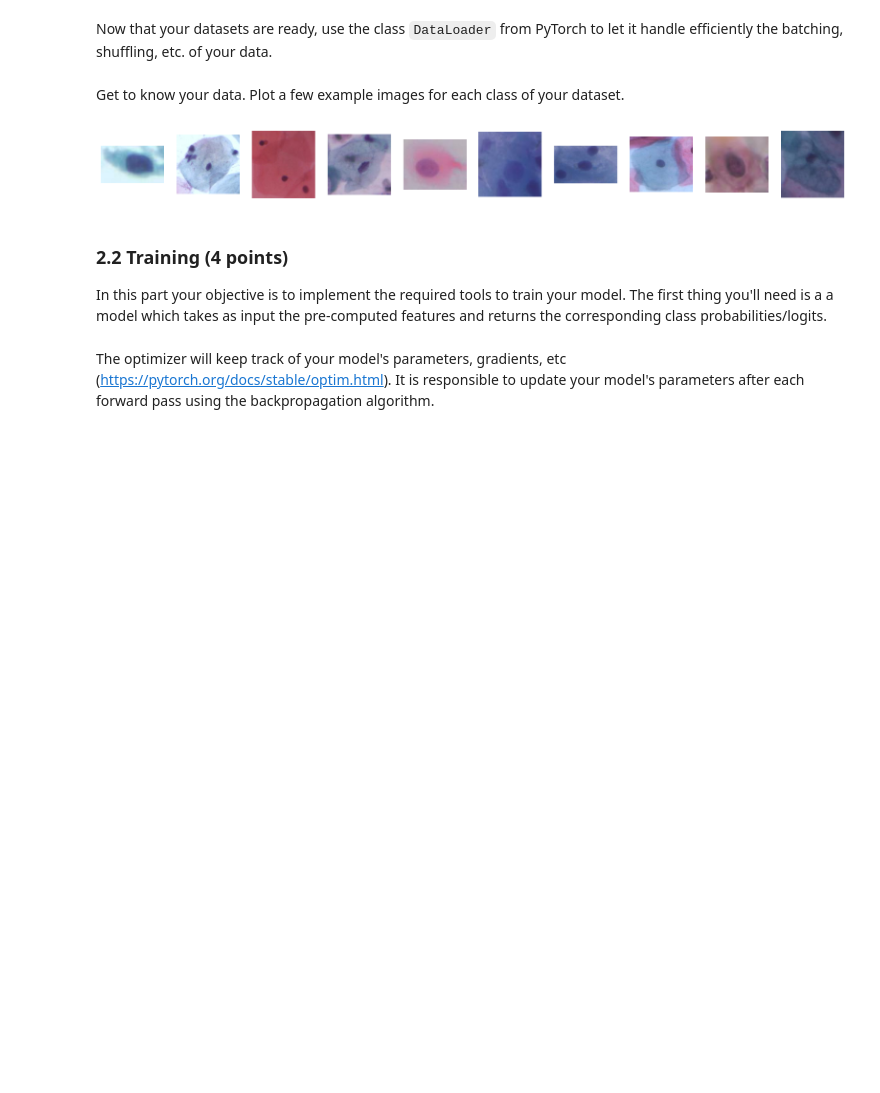
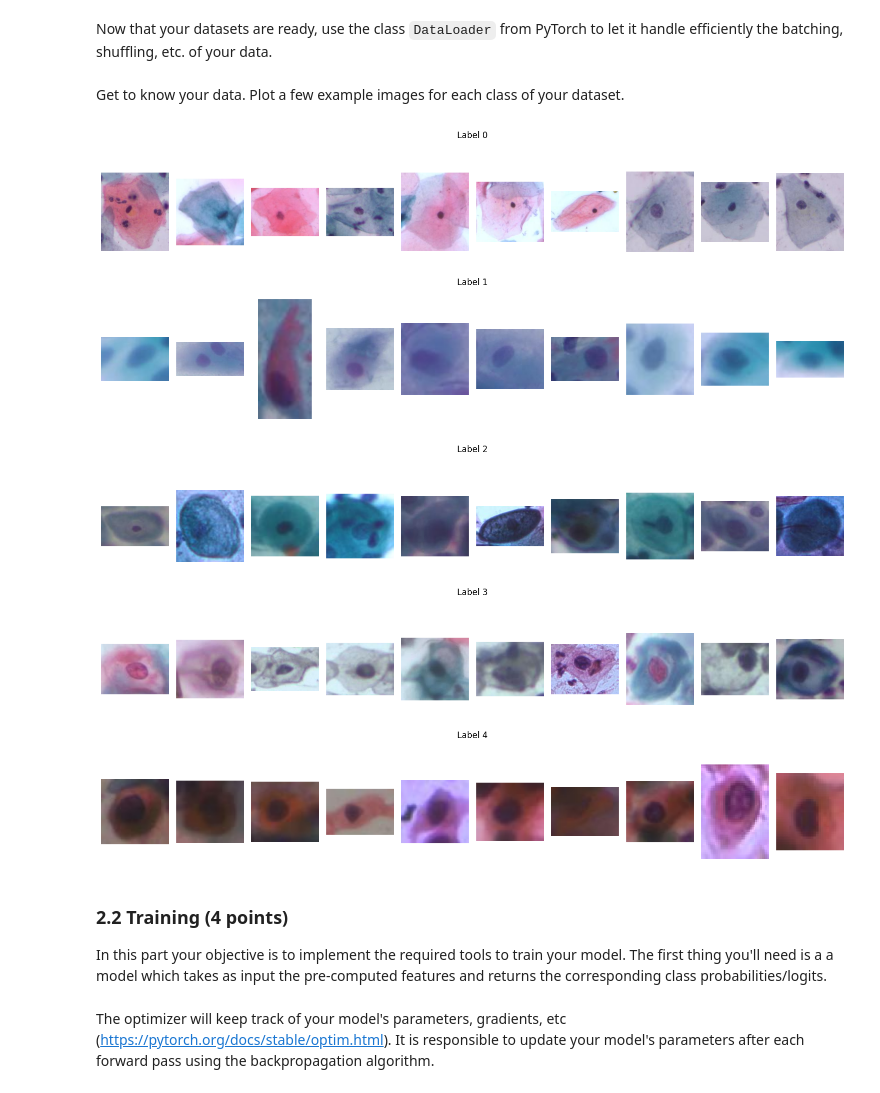
Before and after one commit to Jennifer2001-lab/iapr, a Jupyter notebook: labs/lab_03_val.ipynb, the cells around one changed output. Saved outputs shown, nothing was run; the diff lists cells and outputs as text; code cells hidden in the pictures; blank space fills up the shorter version.

```diff
--- a/labs/lab_03_val.ipynb
+++ b/labs/lab_03_val.ipynb
@@ -462,9 +468,7 @@ class Sipakmed(Dataset):
         paths = np.concatenate(paths)
         return features, labels, paths
 
-    def __len__(
-        self,
-    ):
+    def __len__(self):
         """
         Returns the number of samples in the dataset.
         """
@@ -501,19 +505,29 @@ test_loader = DataLoader(test_dataset,batch_size=128, shuffle=True)
 Get to know your data. Plot a few example images for each class of your dataset.
 # %%
 # Visualize some training example
-from random import randint, seed
+from random import sample, seed
+
 seed(42)
 
-n=10
-fig,ax = plt.subplots(1,n, figsize=(20,3))
+n = 10
+labels = np.unique(train_dataset.labels)
 
-for i in range(n):
-    index = randint(0,len(train_dataset)-1)
-    path = train_dataset[index][2]
-    ax[i].imshow(Image.open(f'../data/lab-03-data/part2/{path}'))
-    ax[i].axis("off")
+for label in labels:
+    fig, ax = plt.subplots(1, n, figsize=(15, 3))
+    fig.suptitle(f"Label {label}")
+    indexes = np.where(train_dataset.labels == label)[0]
+    index = sample(sorted(indexes),n)
+    for i, ind in enumerate(index):
+        path = train_dataset[ind][2]
+        ax[i].imshow(Image.open(f"../data/lab-03-data/part2/{path}"))
+        ax[i].axis('off')
+    plt.tight_layout()
 # %% [output]
-[figure, old version]
+[figure, new version]
+[figure, added]
+[figure, added]
+[figure, added]
+[figure, added]
 # %% [markdown]
 ### 2.2 Training (4 points)
 In this part your objective is to implement the required tools to train your model. The first thing you'll need is a a model which takes as input the pre-computed features and returns the corresponding class probabilities/logits.
```
Also changed, not shown: parts of 6 cells of this notebook, 2 other files.
